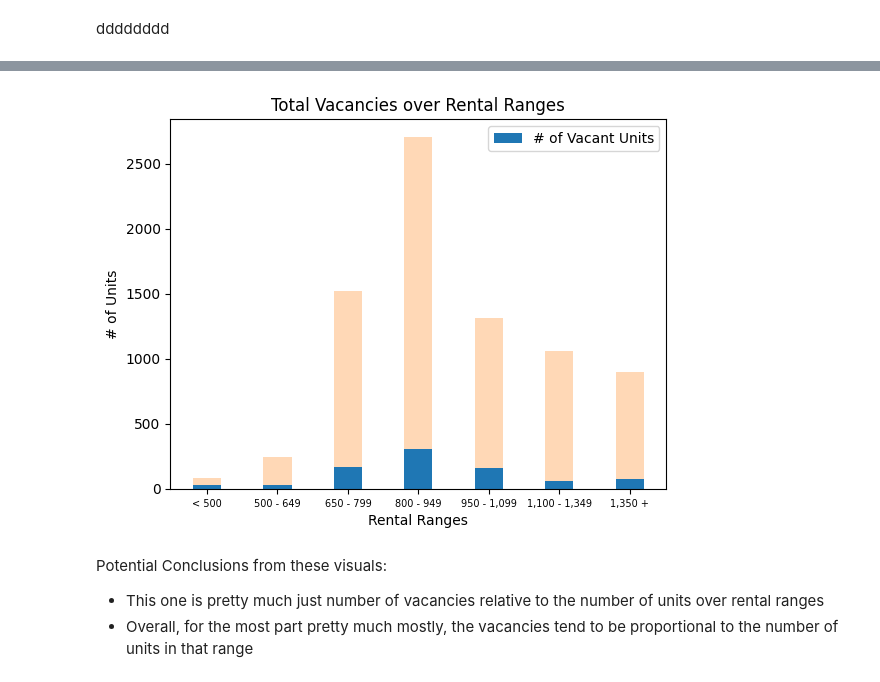
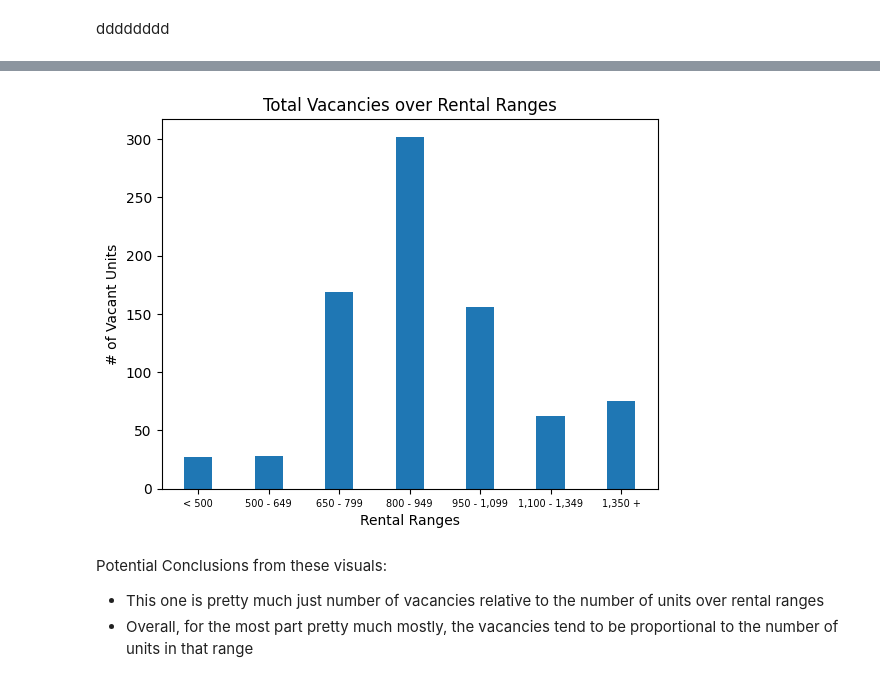
Before and after one commit to Mathemusician1729/DATA-221-Project, a Jupyter notebook: 221-Project.ipynb, the cells around one changed output, grey strips where cells are left out. Cells and saved outputs as stored; diff of their text form; code cells hidden in the pictures.

```diff
--- a/221-Project.ipynb
+++ b/221-Project.ipynb
@@ -185,37 +172,31 @@ plt.show()
 # %%
 # Overall Vacancy vs Rental Range
 
 # asdf
 overall_table = table2b_2.copy()
 overall_table.drop(["Bachelor % Vacancy","1 - Bedroom % Vacancy","2 - Bedroom % Vacancy","3 - Bedroom % Vacancy", "4+ Bedroom % Vacancy"], axis=1, inplace=True) #
 overall_table.replace('-','0', inplace=True) #
 
 # get total units for each type
-units = ["Bachelor Units", "1 - Bedroom Units", "2 - Bedroom Units", "3 - Bedroom Units", "4+ Bedroom Units"]
 vacants = ["Bachelor Vacant", "1 - Bedroom Vacant", "2 - Bedroom Vacant", "3 - Bedroom Vacant", "4+ Bedroom Vacant"]
-overall_table[units] = overall_table[units].apply(lambda x: x.astype(int)) # convert
 overall_table[vacants] = overall_table[vacants].apply(lambda x: x.astype(int)) # convert
 
-unit_totals = []
 vacants_totals = []
 for i in range(7):
-    tot = overall_table.loc[i, units].sum()
     vac = overall_table.loc[i, vacants].sum()
-    unit_totals.append(tot)
     vacants_totals.append(vac)
 
 x_vals = np.arange(len(ranges))
 plt.bar(x_vals, np.array(vacants_totals), 0.4, label="# of Vacant Units")
-plt.bar(x_vals, np.array(unit_totals) - np.array(vacants_totals), 0.4, bottom=vacants_totals, alpha=0.3)
+# plt.bar(x_vals, np.array(unit_totals) - np.array(vacants_totals), 0.4, bottom=vacants_totals, alpha=0.3)
 
 plt.xticks(x_vals, ranges, fontsize=7)
 plt.title("Total Vacancies over Rental Ranges")
 plt.xlabel("Rental Ranges")
-plt.ylabel("# of Units")
-plt.legend()
+plt.ylabel("# of Vacant Units")
 plt.show()
 # %% [output]
-[figure, old version]
+[figure, new version]
 # %% [markdown]
 Potential Conclusions from these visuals:
 - This one is pretty much just number of vacancies relative to the number of units over rental ranges
```
Also changed, not shown: parts of 6 cells of this notebook.
